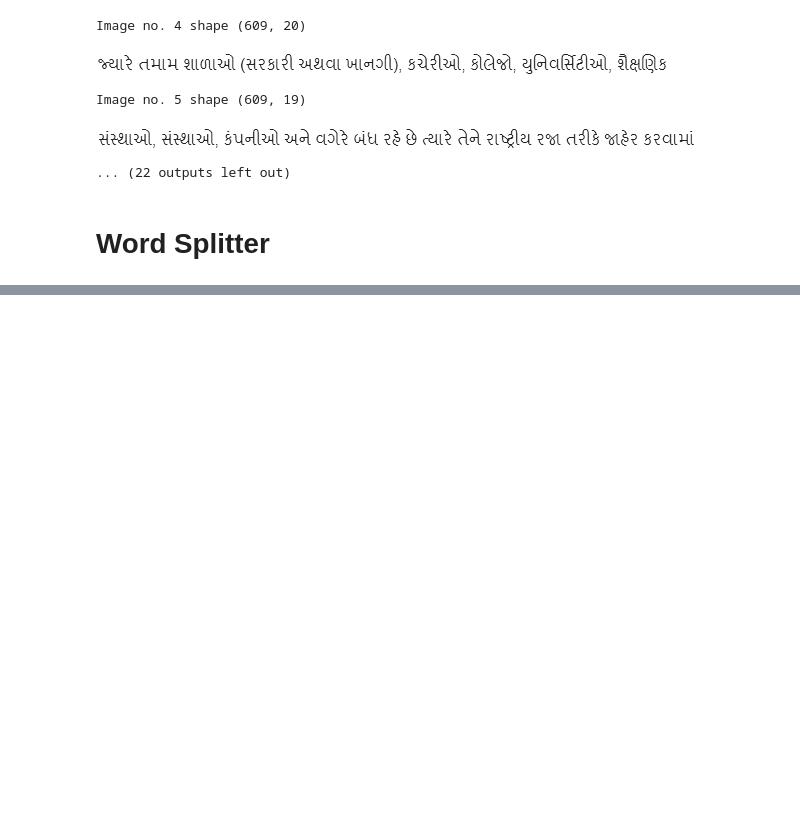
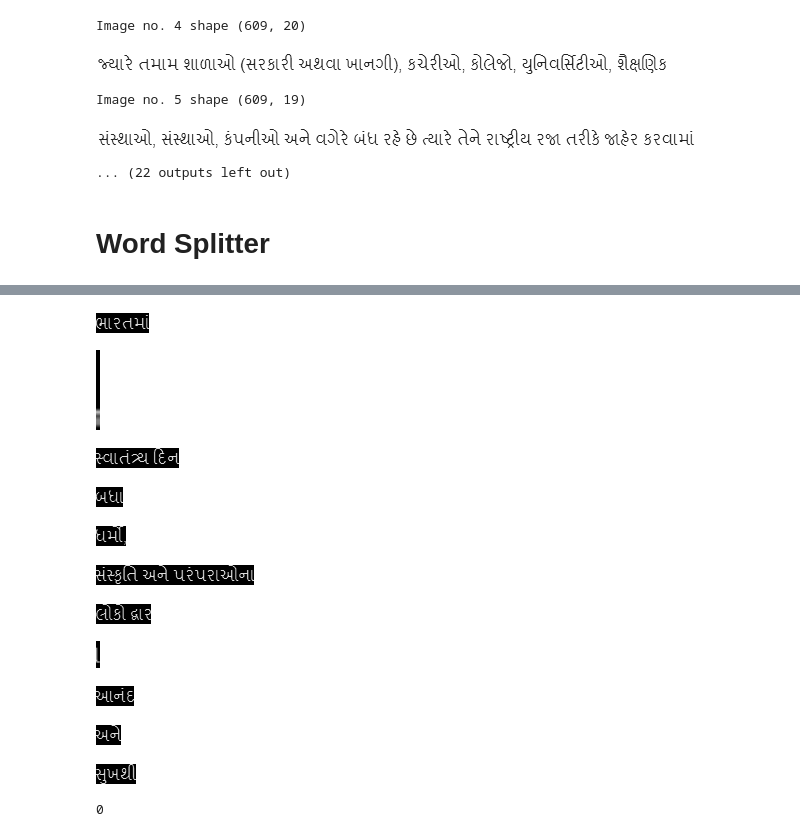
Before and after one commit to smartm13/smartm13, a Jupyter notebook: PIL_image_2lines_2chars.ipynb, the cells around one changed output, grey strips where cells are left out. Drawn from its saved outputs; the diff is of its cells as text; code cells hidden in the pictures; blank space fills up the shorter version.

```diff
--- a/PIL_image_2lines_2chars.ipynb
+++ b/PIL_image_2lines_2chars.ipynb
@@ -114,0 +150,25 @@ if not chars[-1]:chars[-1:]=[]
+# %%
+per=.25
+bboxes=[[bxs-(bxe-bxs)*per,bxe+(bxe-bxs)*per] for bxs,bxe in boxes]
+nboxs=[[boxes[0][0],-1]]
+for bi in range(1,len(bboxes)):
+    if bboxes[bi][0]>bboxes[bi-1][1]:
+        if nboxs:nboxs[-1][-1]=boxes[bi-1][1]
+        nboxs.append([boxes[bi][0],-1])
+if nboxs[-1][-1]==-1:nboxs[-1:]=[]
+nboxs
+[display(Image.fromarray(np.uint8(sample_ar[:,bxS:bxE]))) for bxS,bxE in nboxs if bxS!=bxE]
+0
+# %% [output]
+[figure, added]
+[figure, added]
+[figure, added]
+[figure, added]
+[figure, added]
+[figure, added]
+[figure, added]
+[figure, added]
+[figure, added]
+[figure, added]
+[figure, added]
+0
```
Also changed, not shown: parts of 3 cells of this notebook.
